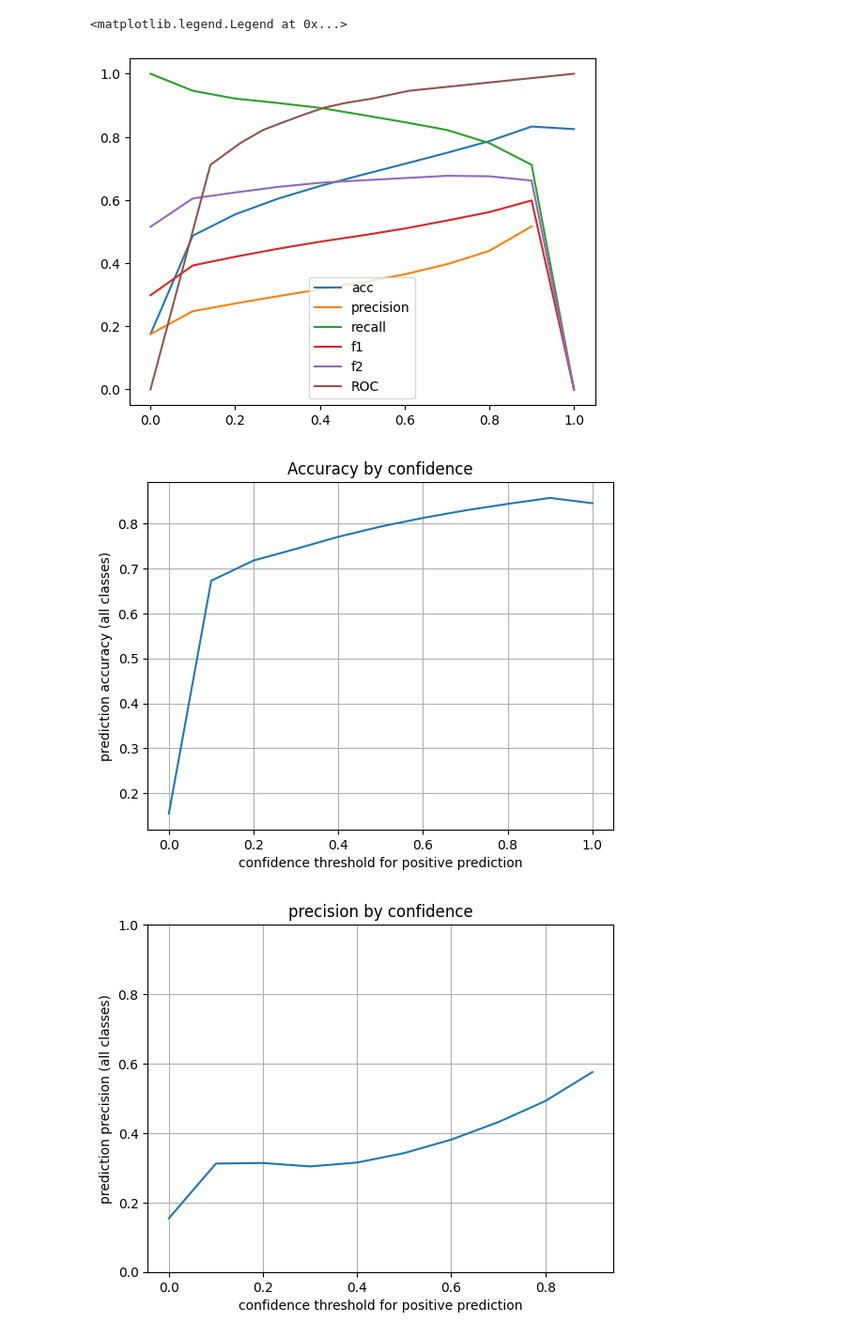
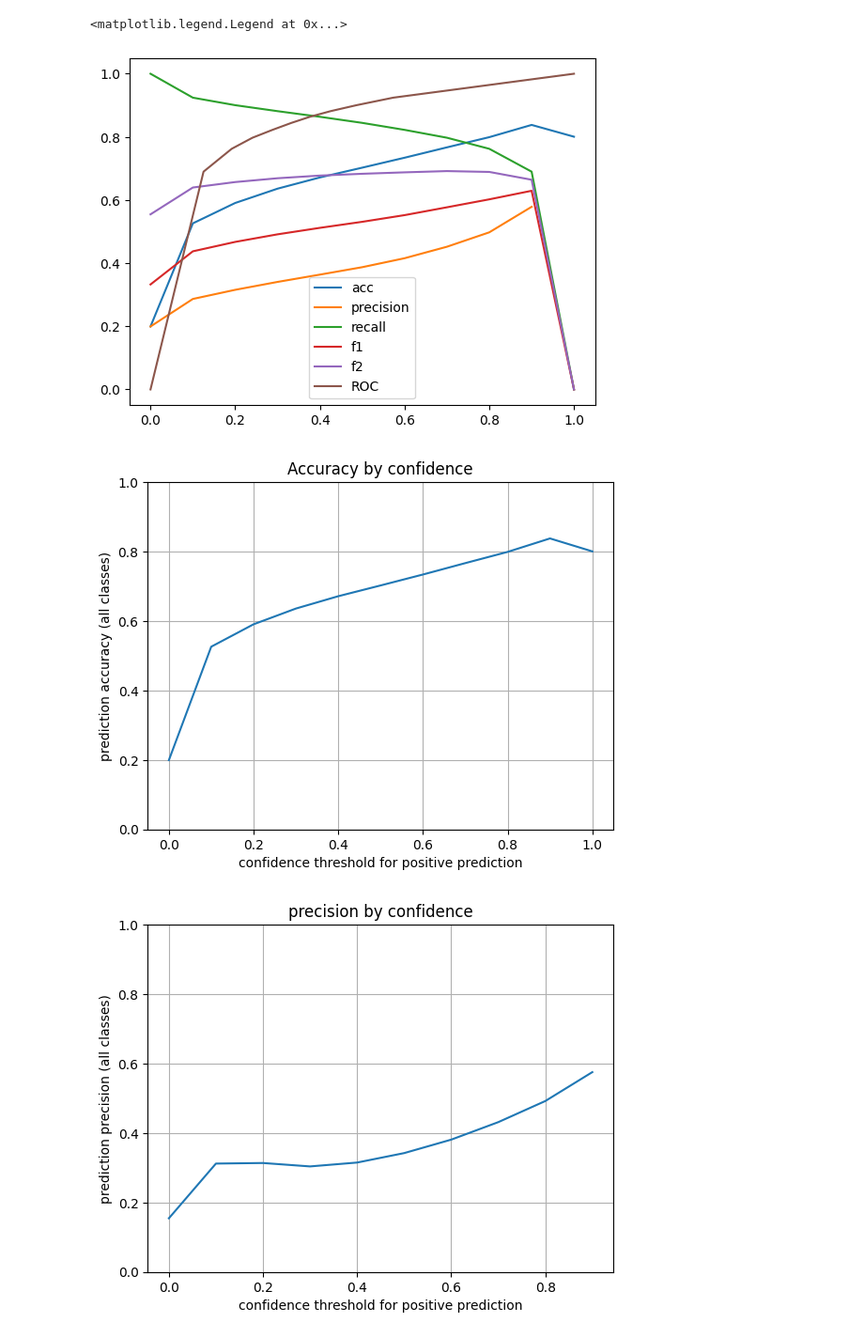
Before and after one commit to CLAIR-LAB-TECHNION/s3e, a Jupyter notebook: prcessed_res.ipynb, the cells around one changed output. Shown: that part at 94% size. Drawn from its saved outputs; the diff is of its cells as text; code cells hidden in the pictures.

Commit message:
much results processing + data collection with output dir + CLIP first draft imp

```diff
--- a/prcessed_res.ipynb
+++ b/prcessed_res.ipynb
@@ -44,13 +44,16 @@ def batch_metrics_with_confidence(a_batch, b_batch, conf_range):
 import pickle
 import glob
 from tqdm.auto import tqdm
+from semantic_state_estimator.constants import ESTIMATED_STATE_DICT_PROB_KEY
 
 datapoints = []
-for dp_file in tqdm(glob.glob('data_dir_gwproc/*.pkl')):
+for dp_file in tqdm(glob.glob('examples/groceriesworld/data_dir_gw/*.pkl')):
     with open(dp_file, 'rb') as f:
-        datapoints.append(pickle.load(f))
+        dp = pickle.load(f)
+        if ESTIMATED_STATE_DICT_PROB_KEY in dp:
+            datapoints.append(dp)
 # %%
 import numpy as np
 out = batch_metrics_with_confidence(np.array(list(map(lambda x: x['true_state_array'], datapoints))),
-                                    np.array(list(map(lambda x: x['est_state_array_prob'], datapoints))),
+                                    np.array(list(map(lambda x: x['est_state_array_prob'][42], datapoints))),
                                     np.linspace(0, 1, num=11))
@@ -65,16 +80,17 @@ plt.plot(list(map(lambda x: x['fpr'], out.values())) + [0], list(map(lambda x: x
 plt.legend()
 # %% [output]
 <matplotlib.legend.Legend at 0x...>
-[figure, old version]
+[figure, new version]
 # %%
 plt.title('Accuracy by confidence')
+plt.ylim((0, 1))
 plt.plot(np.linspace(0, 1, num=11), list(map(lambda x: x['acc'], out.values())))
 plt.xlabel('confidence threshold for positive prediction')
 plt.ylabel('prediction accuracy (all classes)')
 plt.grid()
 plt.show()
 # %% [output]
-[figure, old version]
+[figure, new version]
 # %%
 plt.title('precision by confidence')
 plt.ylim((0, 1))
```
Also changed, not shown: parts of 8 cells of this notebook, 8 other files.
